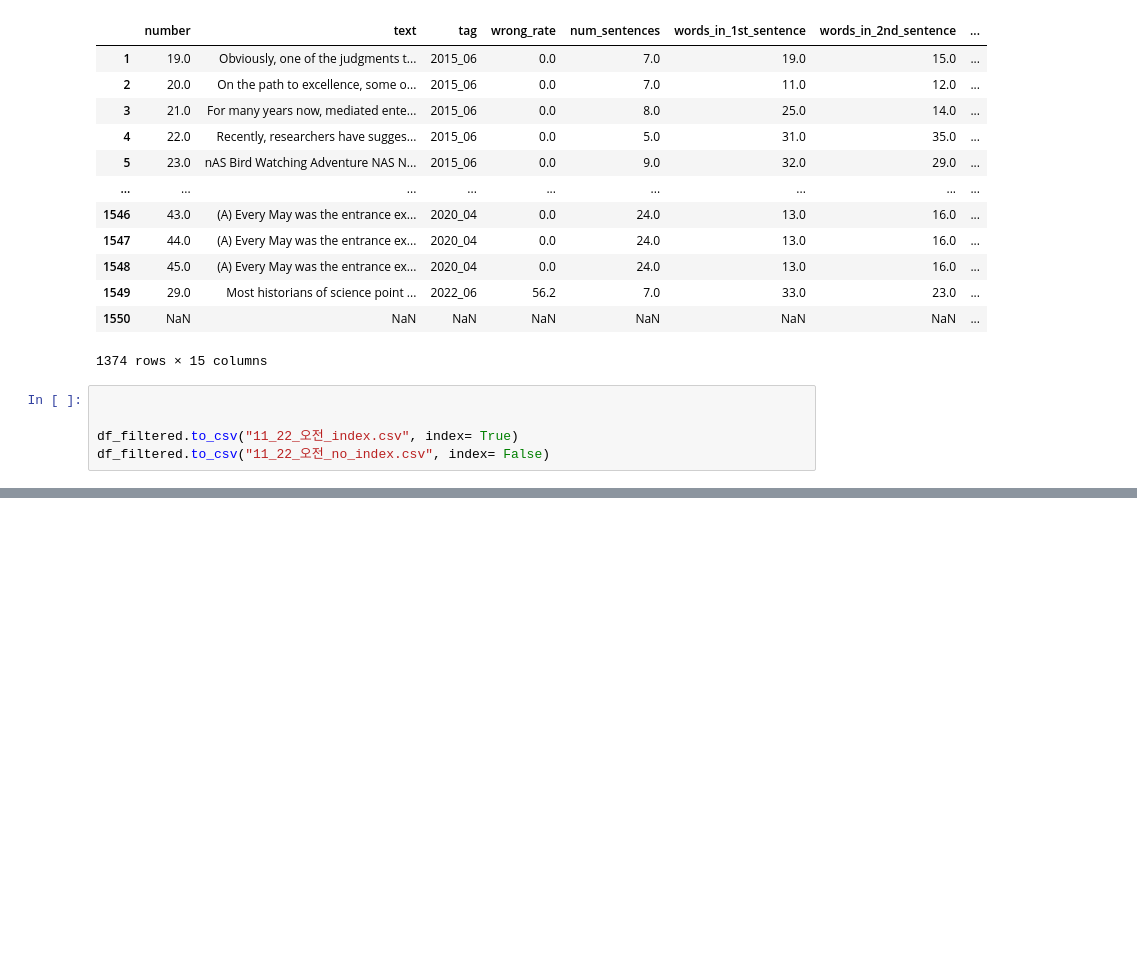
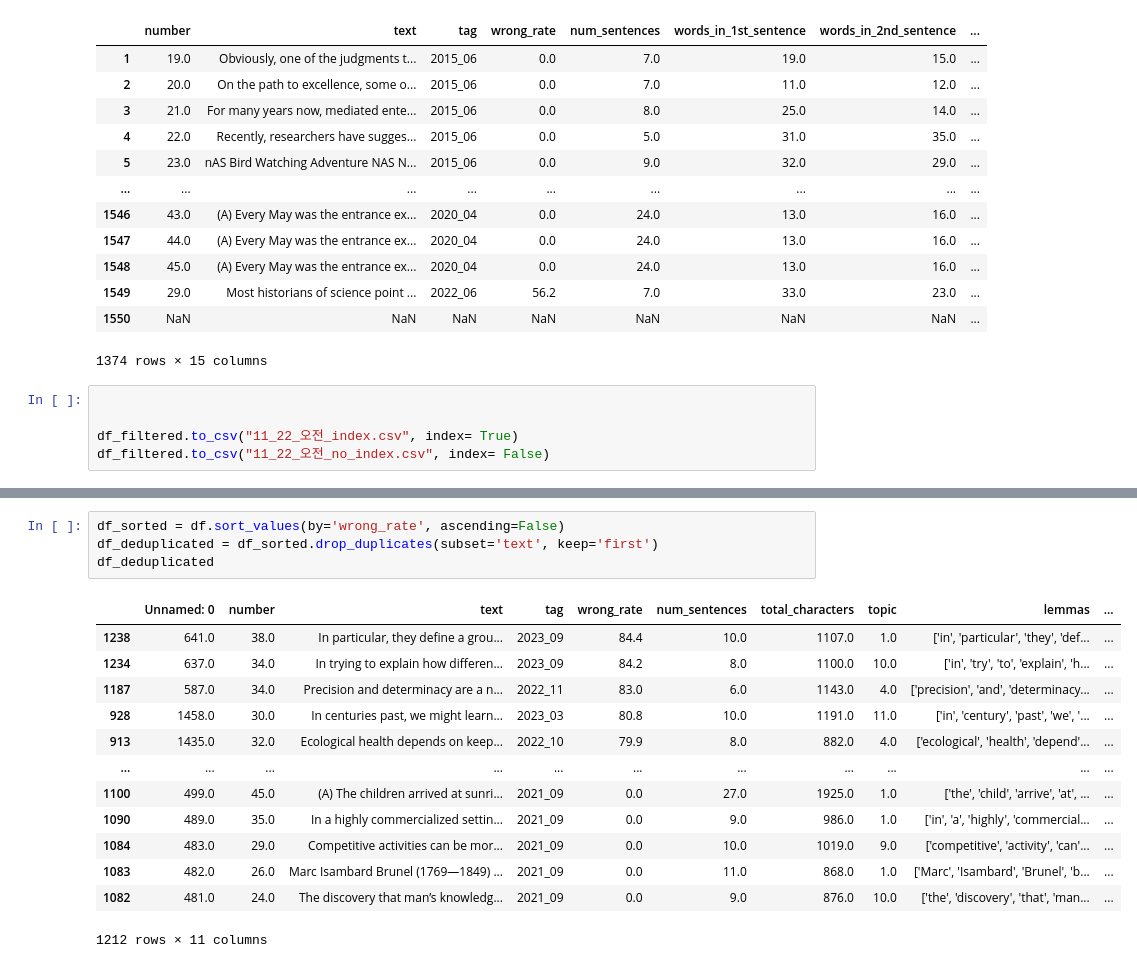
Before and after one commit to joyoustreasure/DS_Project, a Jupyter notebook: data_preprocessing.ipynb, the cells around one changed output, grey strips where cells are left out. Saved outputs shown, nothing was run; the diff lists cells and outputs as text; blank space fills up the shorter version.

```diff
--- a/data_preprocessing.ipynb
+++ b/data_preprocessing.ipynb
@@ -364,0 +477,18 @@ df_filtered.to_csv("11_22_오전_no_index.csv", index= False)
+# %%
+df_sorted = df.sort_values(by='wrong_rate', ascending=False)
+df_deduplicated = df_sorted.drop_duplicates(subset='text', keep='first')
+df_deduplicated
+# %% [output]
+|  | Unnamed: 0 | number | text | tag | wrong_rate | num_sentences | total_characters | topic | lemmas | ... |
+| 1238 | 641.0 | 38.0 | In particular, they define a grou... | 2023_09 | 84.4 | 10.0 | 1107.0 | 1.0 | ['in', 'particular', 'they', 'def... | ... |
+| 1234 | 637.0 | 34.0 | In trying to explain how differen... | 2023_09 | 84.2 | 8.0 | 1100.0 | 10.0 | ['in', 'try', 'to', 'explain', 'h... | ... |
+| 1187 | 587.0 | 34.0 | Precision and determinacy are a n... | 2022_11 | 83.0 | 6.0 | 1143.0 | 4.0 | ['precision', 'and', 'determinacy... | ... |
+| 928 | 1458.0 | 30.0 | In centuries past, we might learn... | 2023_03 | 80.8 | 10.0 | 1191.0 | 11.0 | ['in', 'century', 'past', 'we', '... | ... |
+| 913 | 1435.0 | 32.0 | Ecological health depends on keep... | 2022_10 | 79.9 | 8.0 | 882.0 | 4.0 | ['ecological', 'health', 'depend'... | ... |
+| ... | ... | ... | ... | ... | ... | ... | ... | ... | ... | ... |
+| 1100 | 499.0 | 45.0 | (A) The children arrived at sunri... | 2021_09 | 0.0 | 27.0 | 1925.0 | 1.0 | ['the', 'child', 'arrive', 'at', ... | ... |
+| 1090 | 489.0 | 35.0 | In a highly commercialized settin... | 2021_09 | 0.0 | 9.0 | 986.0 | 1.0 | ['in', 'a', 'highly', 'commercial... | ... |
+| 1084 | 483.0 | 29.0 | Competitive activities can be mor... | 2021_09 | 0.0 | 10.0 | 1019.0 | 9.0 | ['competitive', 'activity', 'can'... | ... |
+| 1083 | 482.0 | 26.0 | Marc Isambard Brunel (1769—1849) ... | 2021_09 | 0.0 | 11.0 | 868.0 | 1.0 | ['Marc', 'Isambard', 'Brunel', 'b... | ... |
+| 1082 | 481.0 | 24.0 | The discovery that man’s knowledg... | 2021_09 | 0.0 | 9.0 | 876.0 | 10.0 | ['the', 'discovery', 'that', 'man... | ... |
+1212 rows × 11 columns
```
Also changed, not shown: parts of 20 cells of this notebook.
